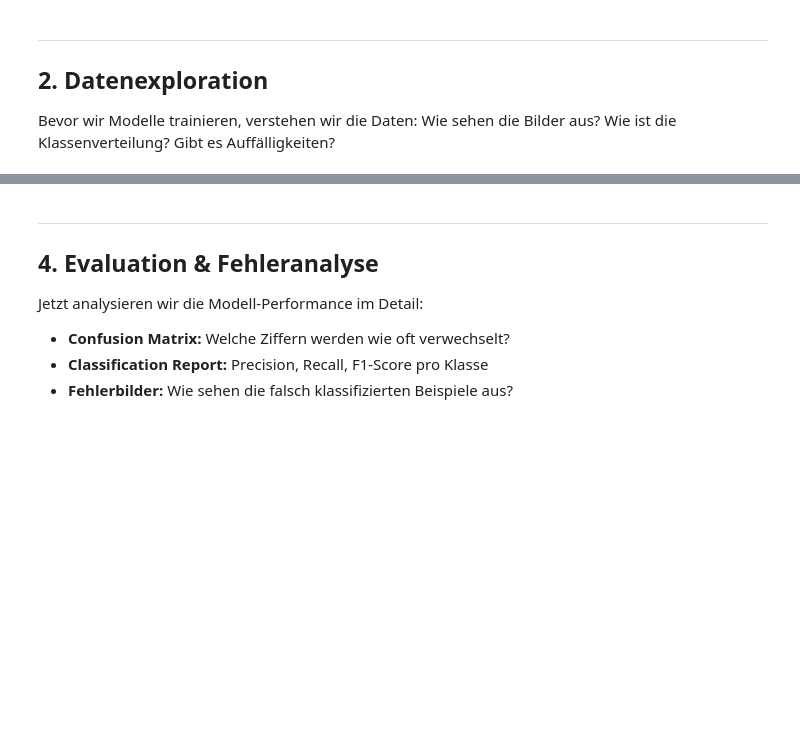
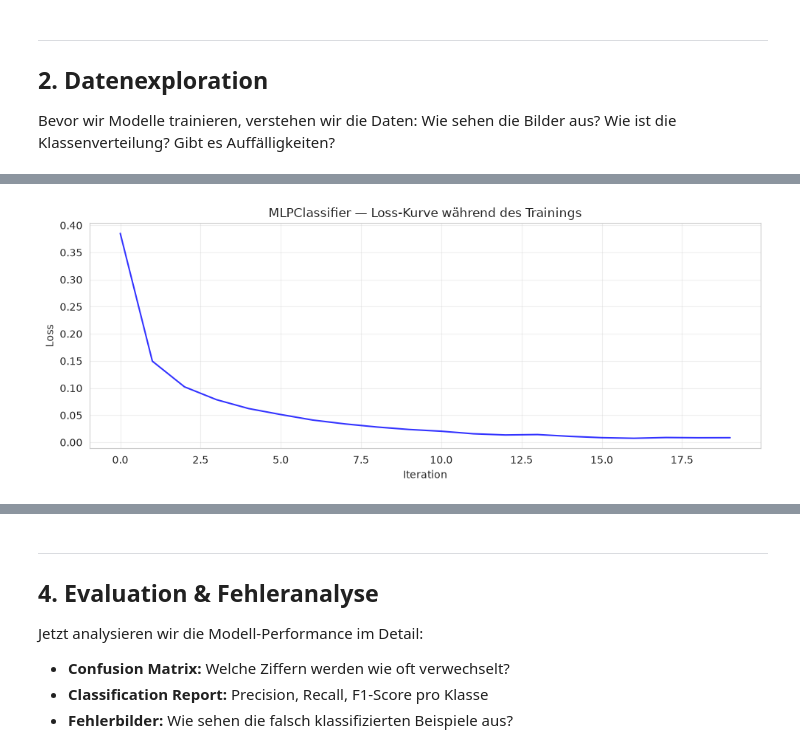
Before and after one commit to mark-baumann/handschrifterkennung-mnist, a Jupyter notebook: mnist_analyse.ipynb, the cells around one changed output, grey strips where cells are left out. Saved outputs shown, nothing was run; the diff lists cells and outputs as text; code cells hidden in the pictures; blank space fills up the shorter version.

```diff
--- a/mnist_analyse.ipynb
+++ b/mnist_analyse.ipynb
@@ -158,13 +251,27 @@ Das MLP ist ein klassisches Feedforward-Netzwerk — ähnlich wie unser selbstge
 # %%
+def train_sklearn_mlp(X_train, y_train, X_test, y_test):
+    """scikit-learn MLPClassifier — Training + Score."""
+    model = MLPClassifier(
+        hidden_layer_sizes=(128, 64),
+        activation="relu",
+        solver="adam",
+        max_iter=20,
+        random_state=42,
+    )
+    model.fit(X_train, y_train)
+    acc = model.score(X_test, y_test)
+    return model, acc
+
+
 print("🔧 Training: scikit-learn MLPClassifier")
 print(f"   Architektur: 784 → 128 → 64 → 10")
 print(f"   Aktivierung: ReLU")
 print(f"   Optimizer: Adam")
 print()
 
-model = train_sklearn_mlp(X_train, y_train, X_test, y_test)
+t0 = time.time()
+model, test_acc = train_sklearn_mlp(X_train, y_train, X_test, y_test)
 y_pred = model.predict(X_test)
-
-test_acc = np.mean(y_pred == y_test)
+print(f"   Trainingszeit: {time.time()-t0:.1f}s")
 print(f"\n✅ Training abgeschlossen!")
 print(f"   Test-Accuracy: {test_acc:.4f} ({test_acc*100:.2f}%)")
@@ -171,15 +288,16 @@ print(f"   Test-Accuracy: {test_acc:.4f} ({test_acc*100:.2f}%)")
 # %%
 # ── Lernkurve (Loss Curve) ──
 if hasattr(model, 'loss_curve_'):
     fig, ax = plt.subplots(figsize=(10, 4))
     ax.plot(model.loss_curve_, 'b-', linewidth=1.5, alpha=0.8)
-    ax.set_xlabel('Iteration')
-    ax.set_ylabel('Loss')
+    ax.set_xlabel('Iteration'); ax.set_ylabel('Loss')
     ax.set_title('MLPClassifier — Loss-Kurve während des Trainings')
     ax.grid(True, alpha=0.3)
     plt.tight_layout()
     plt.show()
     print(f"📉 Finaler Loss: {model.loss_curve_[-1]:.4f}")
     print(f"   Iterationen bis Konvergenz: {len(model.loss_curve_)}")
 else:
     print("ℹ️ loss_curve_ nicht verfügbar (Modell hat früh konvergiert)")
+# %% [output]
+[figure, added]
```
Also changed, not shown: parts of 25 cells of this notebook.
